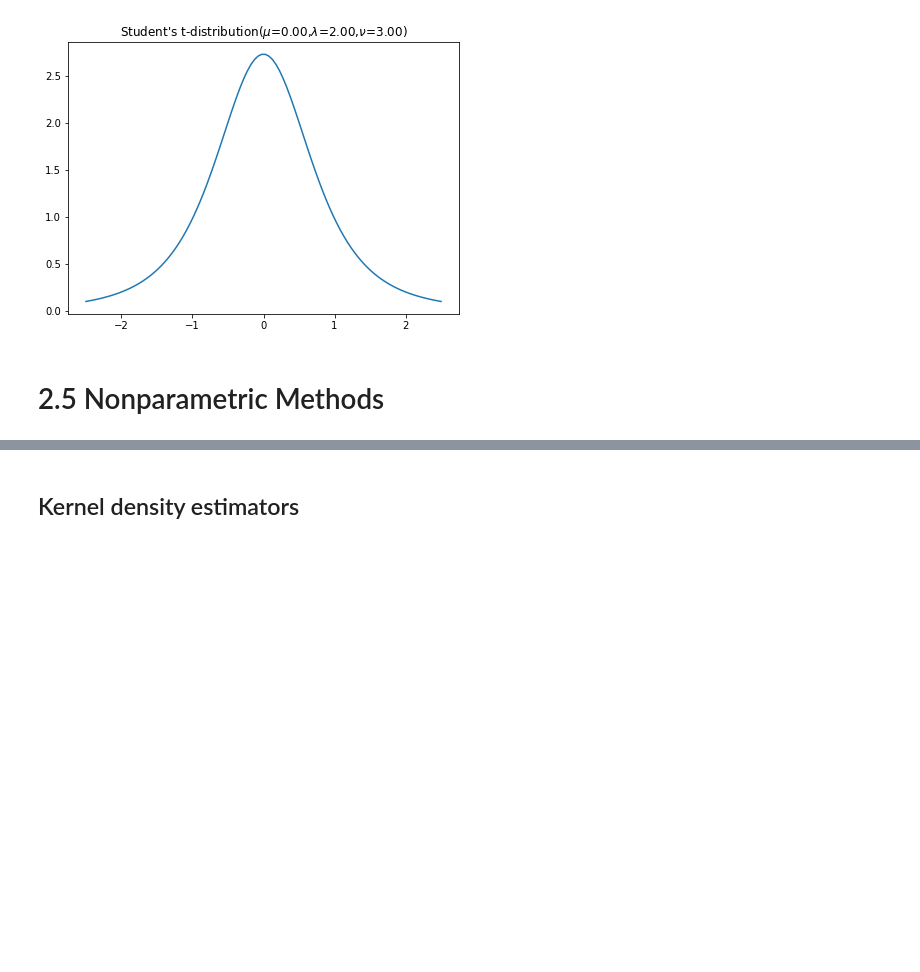
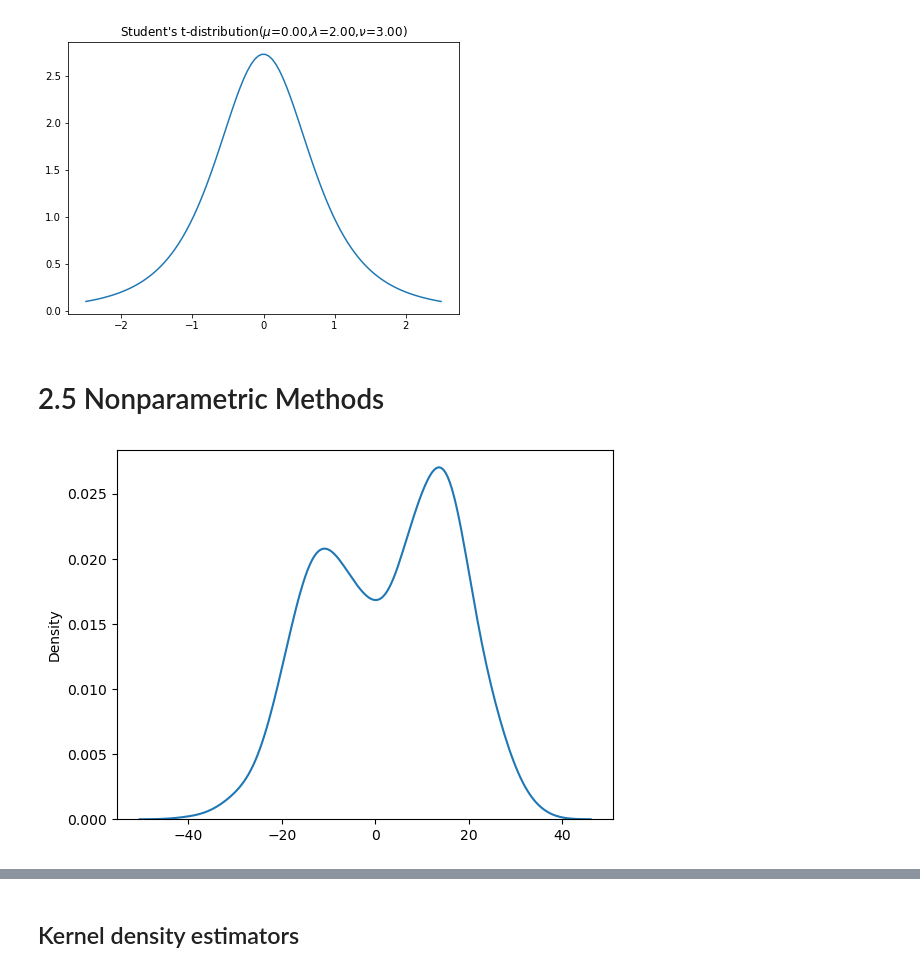
Before and after one commit to negRhlk/PRML, a Jupyter notebook: notebook/chapter02_probability_distributions.ipynb, the cells around one changed output, grey strips where cells are left out. Saved outputs shown, nothing was run; the diff lists cells and outputs as text; code cells hidden in the pictures; blank space fills up the shorter version.

```diff
--- a/notebook/chapter02_probability_distributions.ipynb
+++ b/notebook/chapter02_probability_distributions.ipynb
@@ -118,3 +121,18 @@ plot_student(0,2,3)
 [figure]
 # %% [markdown]
 # 2.5 Nonparametric Methods
+# %%
+# 1000 samples of first distribution
+
+n = 1000
+mu = [-9, 15]
+sigma = [9, 7]
+samples1 = []
+for i in range(n):
+    Z = np.random.choice([0,1])
+    samples1.append(np.random.normal(mu[Z], sigma[Z]))
+
+sns.distplot(samples1, hist=False)
+plt.show()
+# %% [output]
+[figure, added]
```
Also changed, not shown: parts of 20 cells of this notebook.
